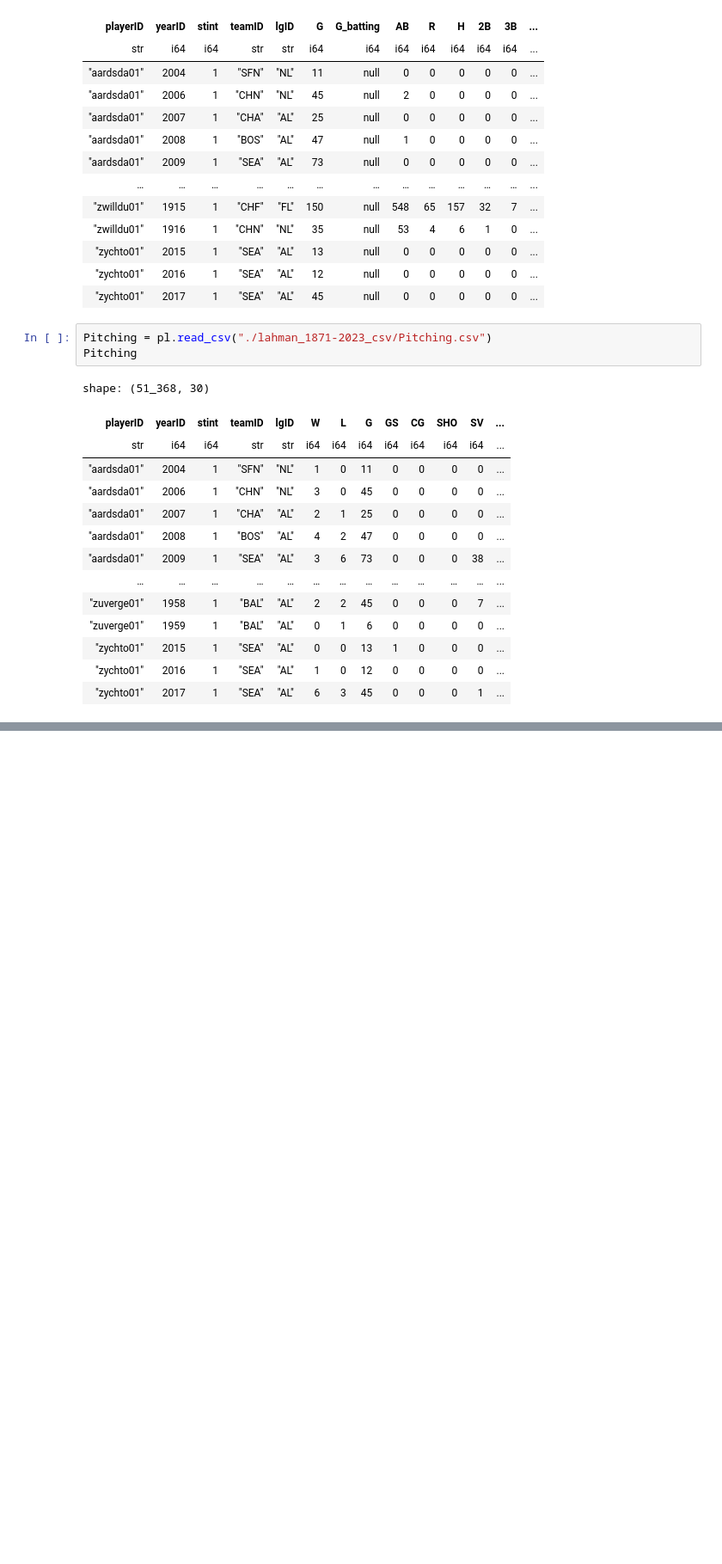
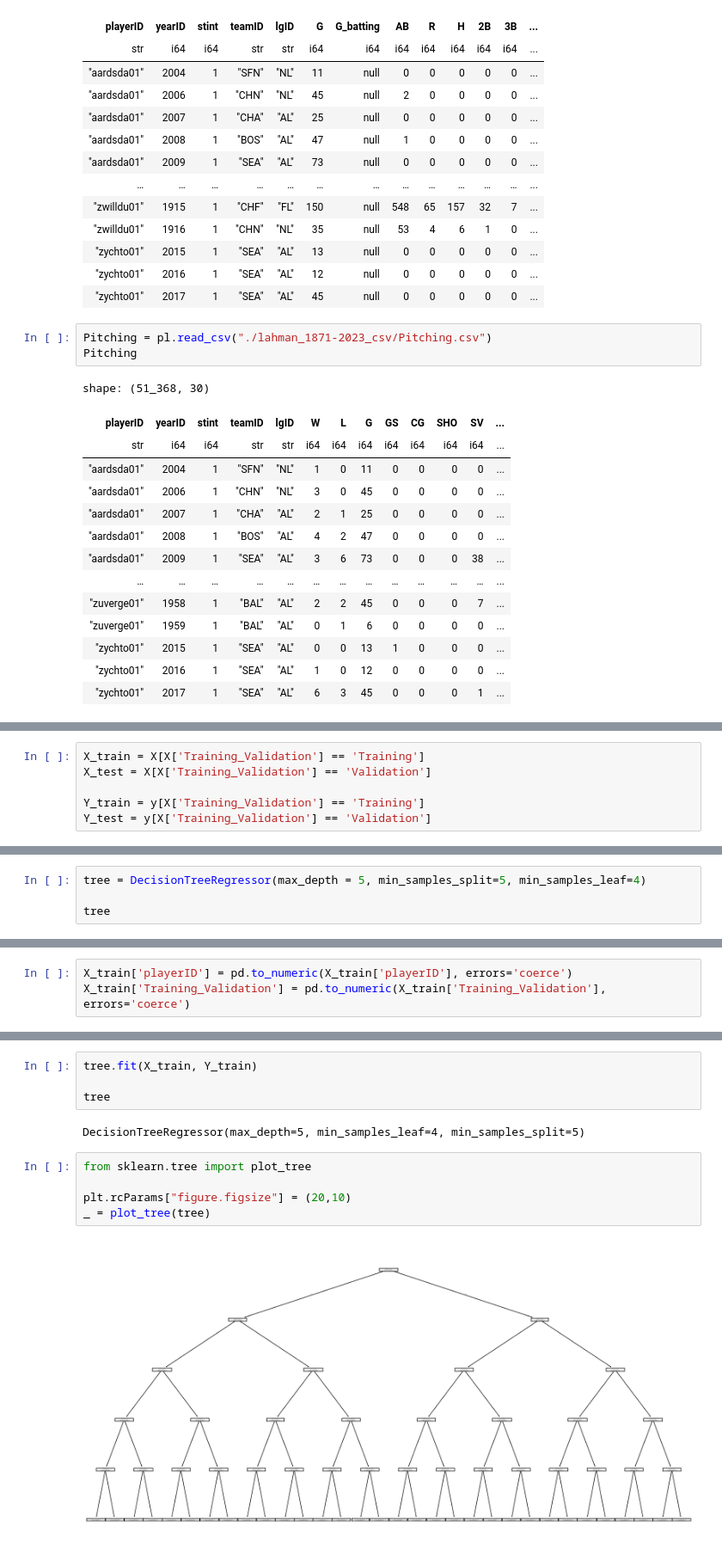
Before and after one commit to abbyrsmith2002/Lab-2.2, a Jupyter notebook: Lab2.2.ipynb, the cells around one changed output, grey strips where cells are left out. Shown: that part at 86% size. Saved outputs shown, nothing was run; the diff lists cells and outputs as text; blank space fills up the shorter version.

```diff
--- a/Lab2.2.ipynb
+++ b/Lab2.2.ipynb
@@ -447,0 +770,6 @@ shape: (9_131, 57)
+# %%
+X_train = X[X['Training_Validation'] == 'Training']
+X_test = X[X['Training_Validation'] == 'Validation']
+
+Y_train = y[X['Training_Validation'] == 'Training']
+Y_test = y[X['Training_Validation'] == 'Validation']
@@ -447,0 +798,4 @@ shape: (9_131, 57)
+# %%
+tree = DecisionTreeRegressor(max_depth = 5, min_samples_split=5, min_samples_leaf=4)
+
+tree
@@ -447,0 +825,3 @@ shape: (9_131, 57)
+# %%
+X_train['playerID'] = pd.to_numeric(X_train['playerID'], errors='coerce')
+X_train['Training_Validation'] = pd.to_numeric(X_train['Training_Validation'], errors='coerce')
@@ -447,0 +839,13 @@ shape: (9_131, 57)
+# %%
+tree.fit(X_train, Y_train)
+
+tree
+# %% [output]
+DecisionTreeRegressor(max_depth=5, min_samples_leaf=4, min_samples_split=5)
+# %%
+from sklearn.tree import plot_tree
+
+plt.rcParams["figure.figsize"] = (20,10)
+_ = plot_tree(tree)
+# %% [output]
+[figure, added]
```
Also changed, not shown: parts of 71 cells of this notebook.
